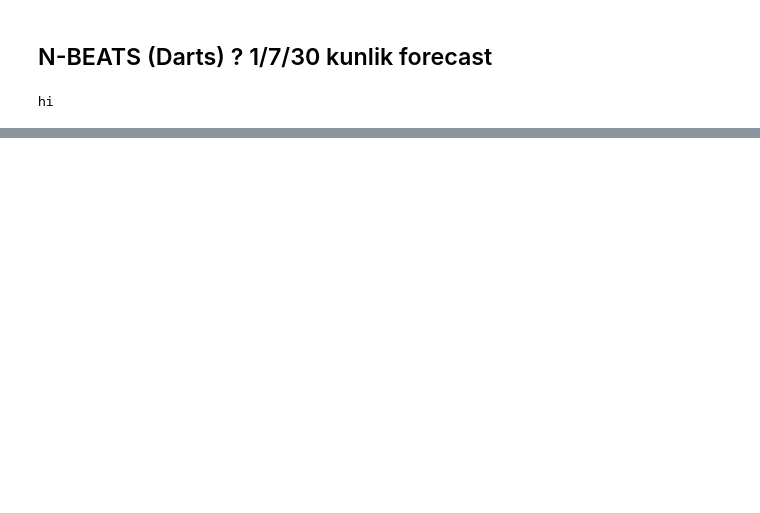
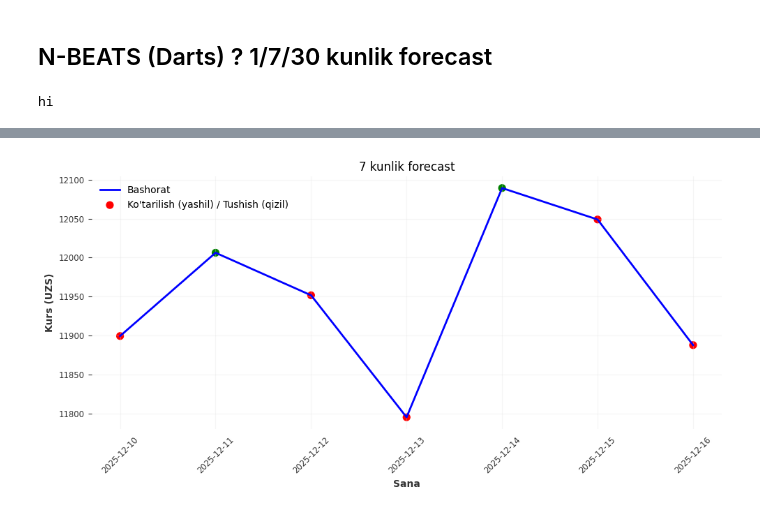
Before and after one commit to ZikrullaRaxmatov/AI_Rate_Prediction, a Jupyter notebook: src/nbeats_model.ipynb, the cells around one changed output, grey strips where cells are left out. Drawn from its saved outputs; the diff is of its cells as text; code cells hidden in the pictures; blank space fills up the shorter version.

```diff
--- a/src/nbeats_model.ipynb
+++ b/src/nbeats_model.ipynb
@@ -166,26 +163,42 @@ LOCAL_RANK: 0 - CUDA_VISIBLE_DEVICES: [0]
 # %%
-# Bashoratni vizualizatsiya qilish
 import matplotlib.pyplot as plt
+import numpy as np
 
-def plot_forecast(h_key='h_7', title='7 kunlik forecast'):  # h_key: 'h_1', 'h_7', 'h_30'
-    fc_df = horizon_forecasts[h_key].sort_values('ds').copy()
-    fc_df['delta'] = fc_df['yhat'].diff()
+def plot_forecast_darts(h_key='h_7', title='Forecast'):
+    fc_df = horizon_forecasts[h_key].copy().reset_index()
 
-    plt.figure(figsize=(8, 4))
-    plt.plot(fc_df['ds'], fc_df['yhat'], label='yhat (bashorat)', color='C0', alpha=0.5)
-    plt.fill_between(fc_df['ds'], fc_df['yhat_lower'], fc_df['yhat_upper'], color='C0', alpha=0.15, label='ishonch oralig\'i')
+    # Yagona qiymat ustunini avtomatik aniqlash
+    value_col = [c for c in fc_df.columns if c not in ('time', 'date')][0]
 
+    # ustunlarni standartlashtiramiz
+    fc_df.rename(columns={'time': 'date', value_col: 'forecast'}, inplace=True)
+
+    # Ko'tarilish / tushish aniqlash
+    fc_df['delta'] = fc_df['forecast'].diff()
     inc_mask = fc_df['delta'] >= 0
     colors = np.where(inc_mask, 'green', 'red')
-    plt.scatter(fc_df['ds'], fc_df['yhat'], c=colors, edgecolor='none', s=40, label='Ko\'tarilish (yashil) / tushish (qizil)')
+
+    plt.figure(figsize=(10, 5))
+
+    # Forecast line
+    plt.plot(fc_df['date'], fc_df['forecast'], label='Bashorat', color='blue', linewidth=2)
+
+    # Up/down points
+    plt.scatter(
+        fc_df['date'], fc_df['forecast'],
+        c=colors, s=50,
+        label="Ko'tarilish (yashil) / Tushish (qizil)"
+    )
 
     plt.title(title)
-    plt.xlabel('Sana')
-    plt.ylabel('Kurs')
+    plt.xlabel("Sana")
+    plt.ylabel("Kurs (UZS)")
+    plt.grid(True, alpha=0.3)
     plt.xticks(rotation=45)
     plt.legend()
     plt.tight_layout()
     plt.show()
 
-# Default: 7 kunlik forecast
-plot_forecast('h_30', '30 kunlik forecast')
+plot_forecast_darts('h_7', '7 kunlik forecast')
+# %% [output]
+[figure, added]
```
Also changed, not shown: parts of 2 cells of this notebook.
